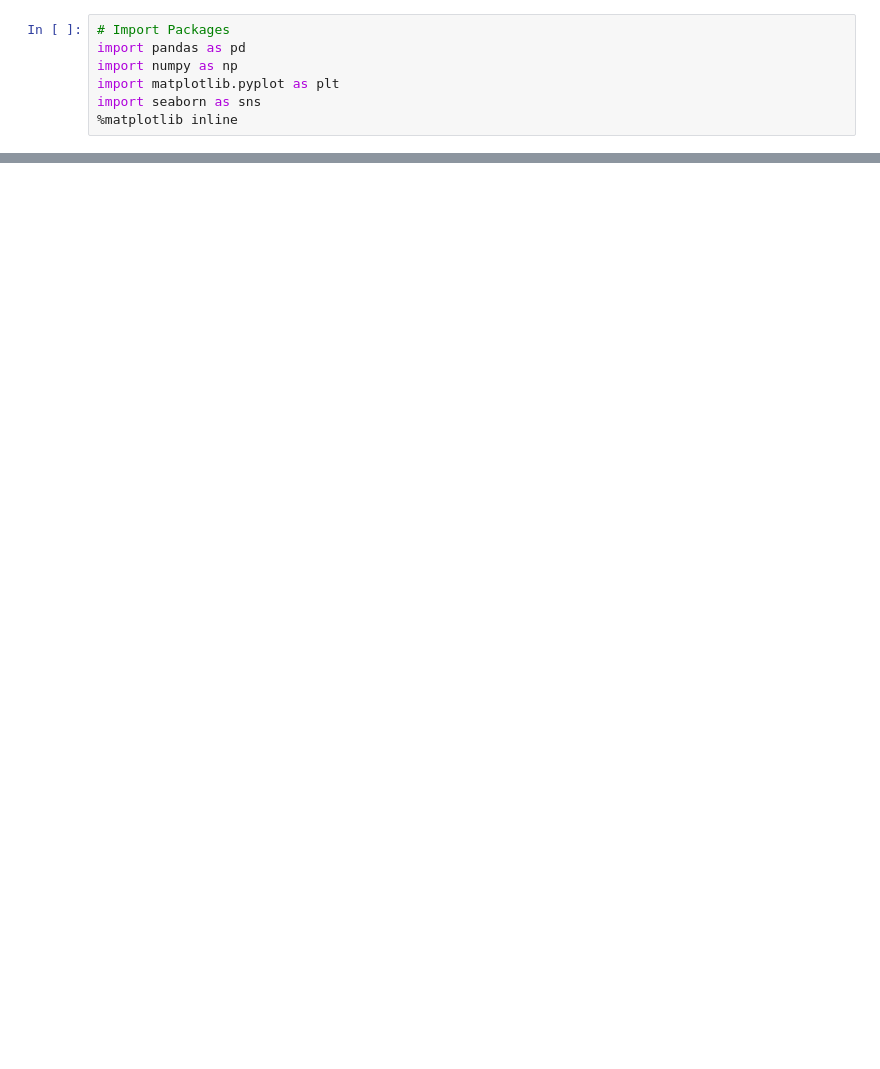
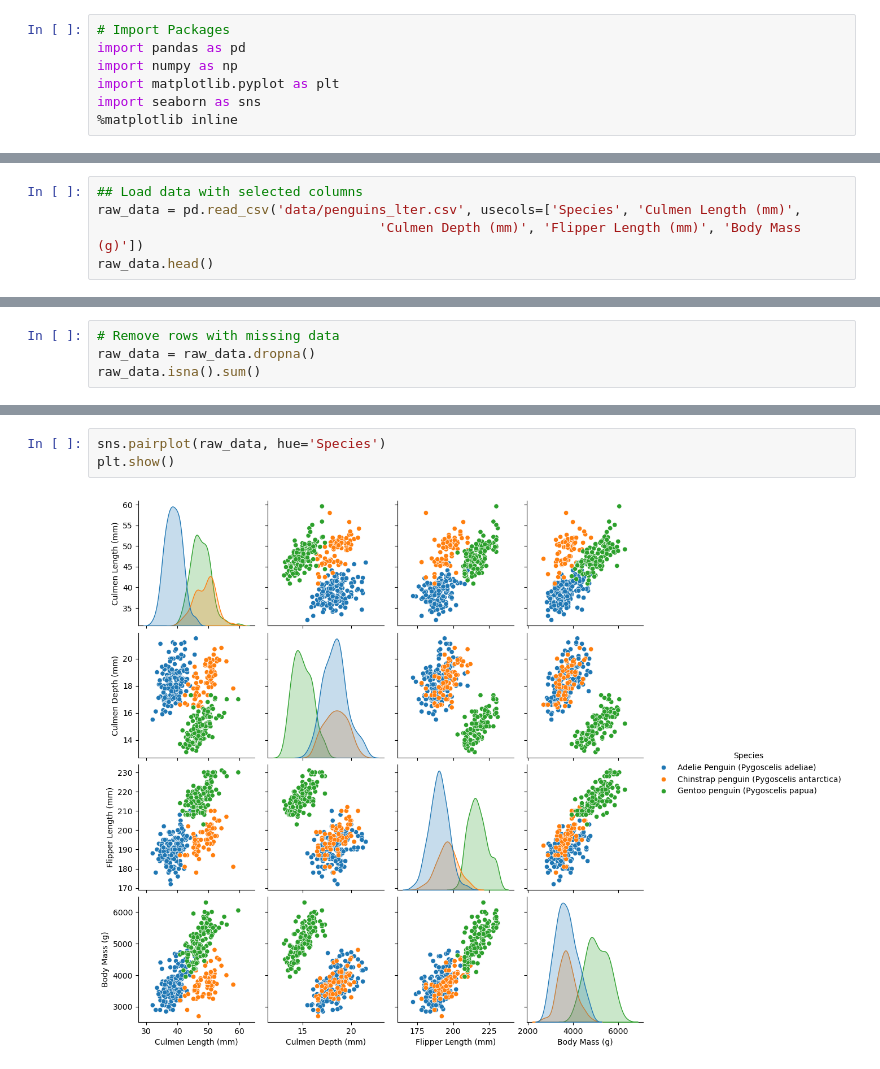
Before and after one commit to sorzit/PENGUINS, a Jupyter notebook: Penguin Jupyter.ipynb, the cells around one changed output, grey strips where cells are left out. Cells and saved outputs as stored; diff of their text form; blank space fills up the shorter version.

Commit message:
Added code to drop rows with missing values

```diff
--- a/Penguin Jupyter.ipynb
+++ b/Penguin Jupyter.ipynb
@@ -30,0 +22,5 @@ raw_data.head()
+# %%
+## Load data with selected columns
+raw_data = pd.read_csv('data/penguins_lter.csv', usecols=['Species', 'Culmen Length (mm)',
+                                    'Culmen Depth (mm)', 'Flipper Length (mm)', 'Body Mass (g)'])
+raw_data.head()
@@ -30,0 +68,4 @@ raw_data.head()
+# %%
+# Remove rows with missing data
+raw_data = raw_data.dropna()
+raw_data.isna().sum()
@@ -30,0 +86,5 @@ raw_data.head()
+# %%
+sns.pairplot(raw_data, hue='Species')
+plt.show()
+# %% [output]
+[figure, added]
```
Also changed, not shown: parts of 18 cells of this notebook.
